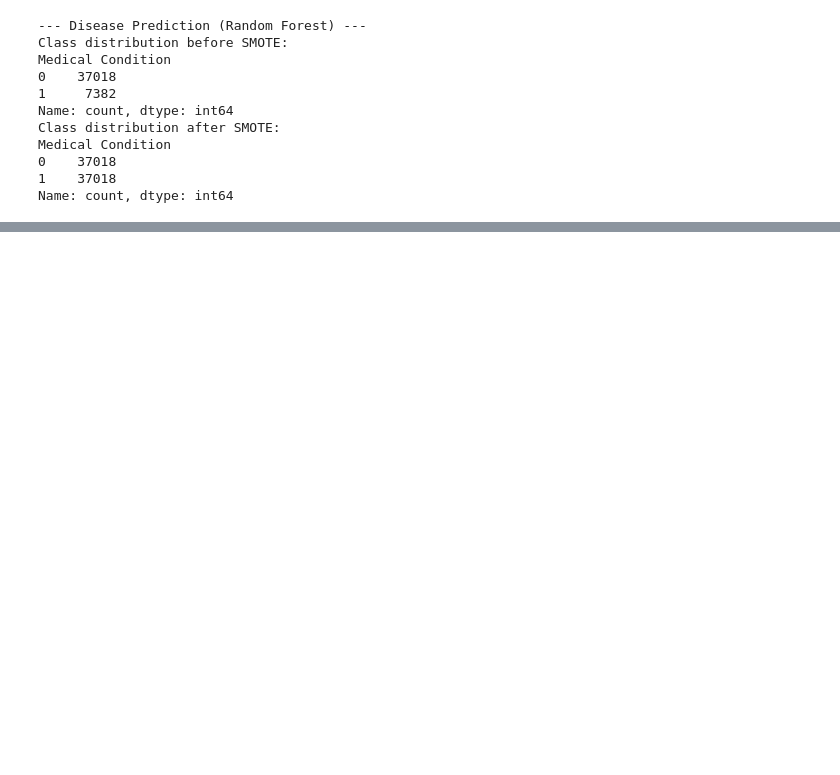
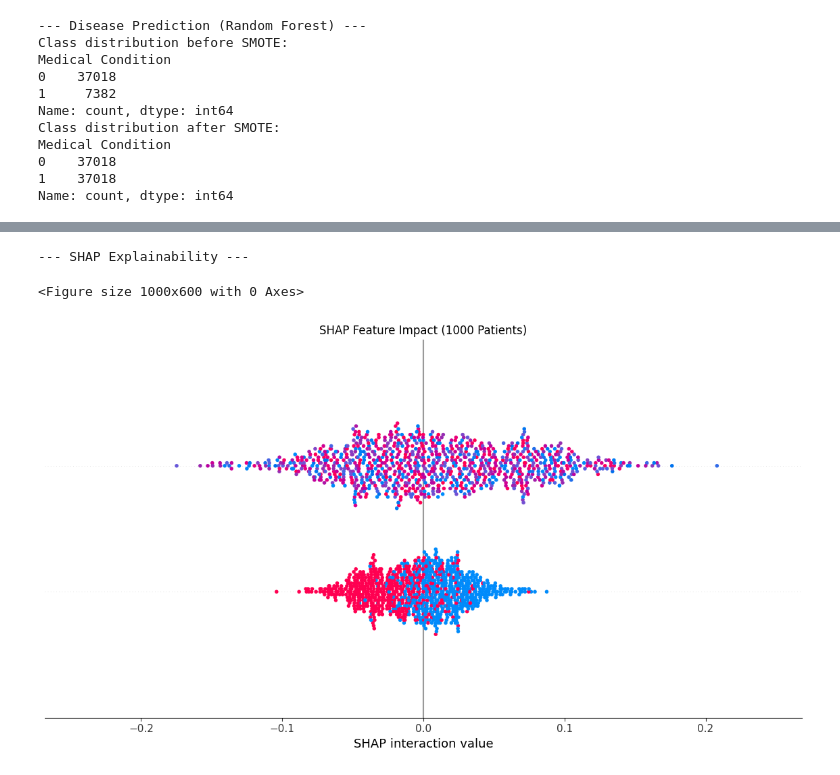
Before and after one commit to roshanshresthanp/early-disease-detection, a Jupyter notebook: prod.ipynb, the cells around one changed output, grey strips where cells are left out. Drawn from its saved outputs; the diff is of its cells as text; code cells hidden in the pictures; blank space fills up the shorter version.

```diff
--- a/prod.ipynb
+++ b/prod.ipynb
@@ -141,2 +157,29 @@ AUC-ROC Score: 0.5639817633184436
+# %%
+# Model Explainability (SHAP)
+print("\n--- SHAP Explainability ---")
+# Sample 1000 patients to reduce memory usage
+sample_idx = np.random.choice(X_test.index, 1000, replace=False)
+X_sample = X_test.loc[sample_idx]
+
+# Generate SHAP values
+explainer = shap.TreeExplainer(rf)
+shap_values = explainer.shap_values(X_sample)
+
+# Plot with explicit rendering
+plt.figure(figsize=(10, 6))
+shap.summary_plot(
+    shap_values,
+    X_sample,
+    plot_type="bar",
+    feature_names=X_test.columns.tolist(),
+    show=False
+)
+plt.title("SHAP Feature Impact (1000 Patients)")
+plt.tight_layout()
+plt.show()
+# %% [output]
+--- SHAP Explainability ---
+<Figure size 1000x600 with 0 Axes>
+[figure, added]
 # %%
 
```
Also changed, not shown: parts of 6 cells of this notebook, 8 other files.
